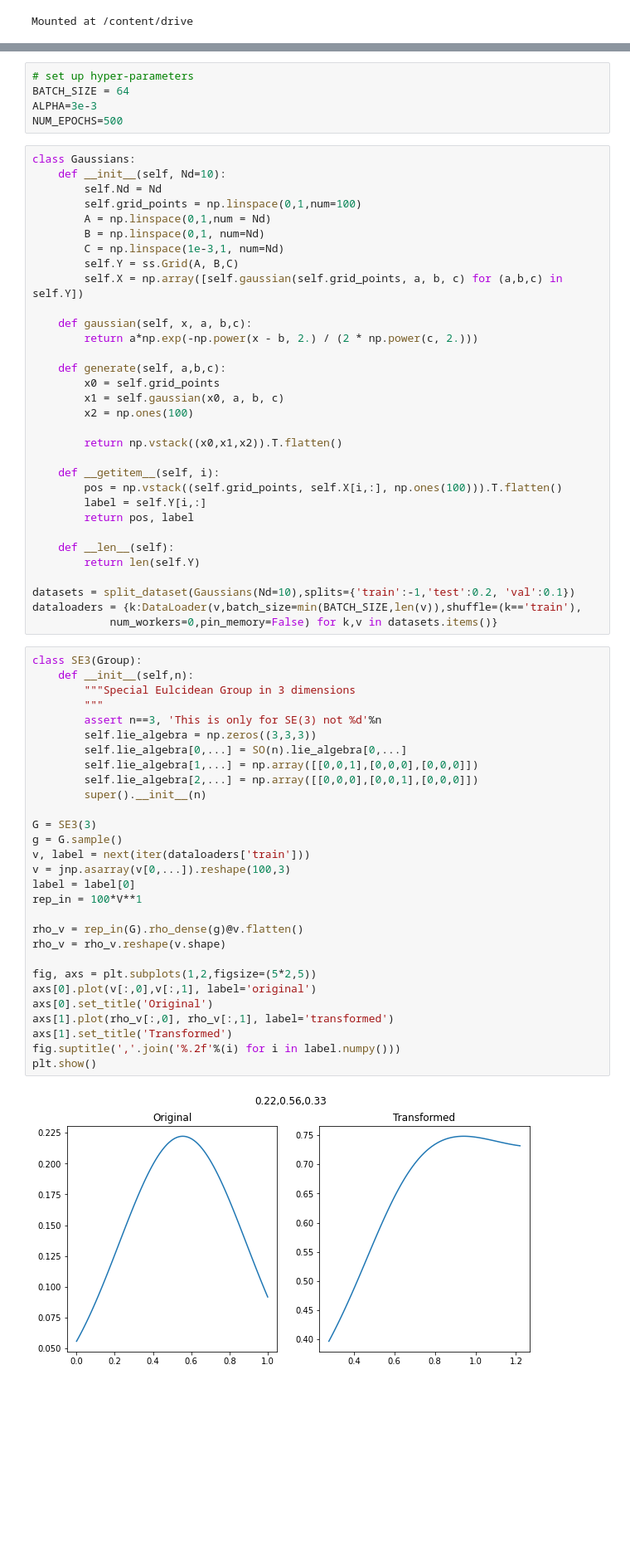
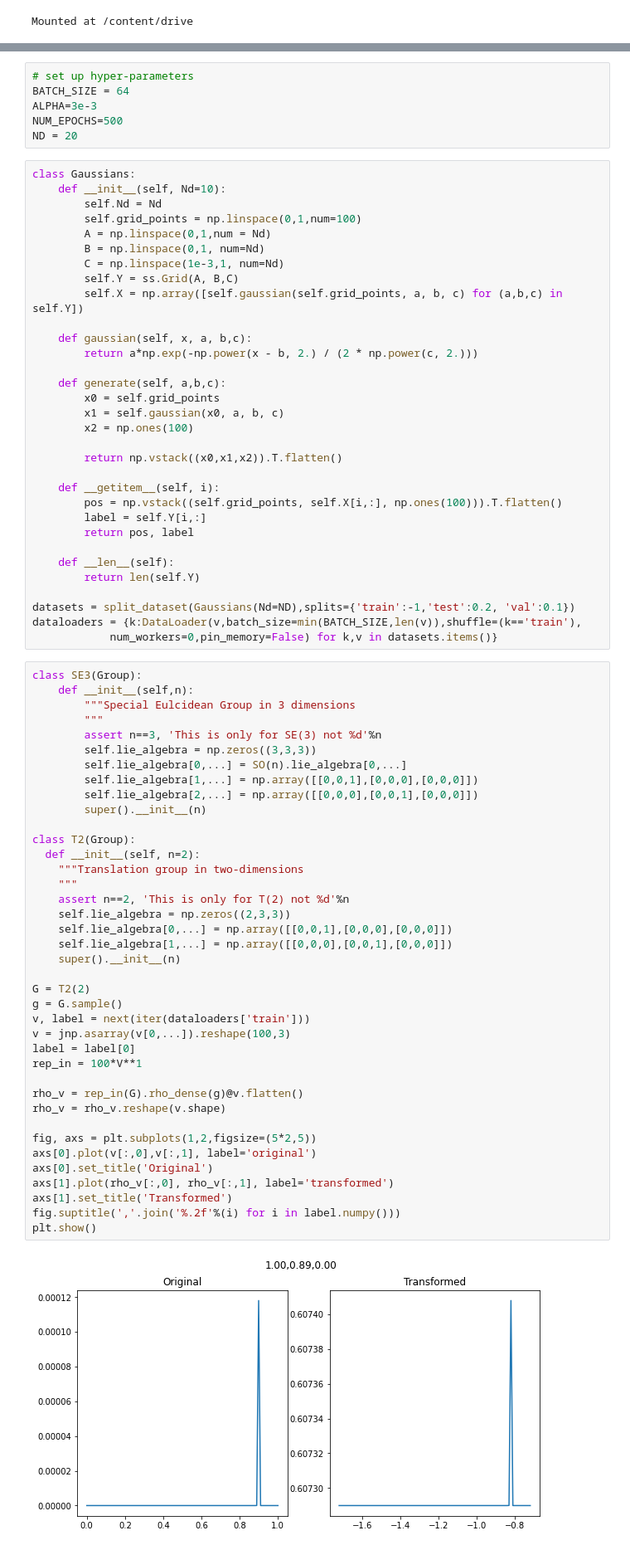
Before and after one commit to kiranvad/equivariant-MLP, a Jupyter notebook: examples/01-gaussians.ipynb, the cells around one changed output, grey strips where cells are left out. Shown at 83% size. Saved outputs shown, nothing was run; the diff lists cells and outputs as text; blank space fills up the shorter version.

```diff
--- a/examples/01-gaussians.ipynb
+++ b/examples/01-gaussians.ipynb
@@ -34,6 +31,7 @@ import spectroscopy as ss
 BATCH_SIZE = 64
 ALPHA=3e-3
 NUM_EPOCHS=500
+ND = 20
 # %%
 class Gaussians:
     def __init__(self, Nd=10):
@@ -63,39 +61,49 @@ class Gaussians:
     def __len__(self):
         return len(self.Y)
 
-datasets = split_dataset(Gaussians(Nd=10),splits={'train':-1,'test':0.2, 'val':0.1})
+datasets = split_dataset(Gaussians(Nd=ND),splits={'train':-1,'test':0.2, 'val':0.1})
 dataloaders = {k:DataLoader(v,batch_size=min(BATCH_SIZE,len(v)),shuffle=(k=='train'),
             num_workers=0,pin_memory=False) for k,v in datasets.items()}
 # %%
 class SE3(Group):
     def __init__(self,n):
         """Special Eulcidean Group in 3 dimensions
         """
         assert n==3, 'This is only for SE(3) not %d'%n
         self.lie_algebra = np.zeros((3,3,3))
         self.lie_algebra[0,...] = SO(n).lie_algebra[0,...]
         self.lie_algebra[1,...] = np.array([[0,0,1],[0,0,0],[0,0,0]])
         self.lie_algebra[2,...] = np.array([[0,0,0],[0,0,1],[0,0,0]])
         super().__init__(n)
 
-G = SE3(3)
+class T2(Group):
+  def __init__(self, n=2):
+    """Translation group in two-dimensions
+    """
+    assert n==2, 'This is only for T(2) not %d'%n
+    self.lie_algebra = np.zeros((2,3,3))
+    self.lie_algebra[0,...] = np.array([[0,0,1],[0,0,0],[0,0,0]])
+    self.lie_algebra[1,...] = np.array([[0,0,0],[0,0,1],[0,0,0]])
+    super().__init__(n)
+
+G = T2(2)
 g = G.sample()
 v, label = next(iter(dataloaders['train']))
 v = jnp.asarray(v[0,...]).reshape(100,3)
 label = label[0]
 rep_in = 100*V**1
 
 rho_v = rep_in(G).rho_dense(g)@v.flatten()
 rho_v = rho_v.reshape(v.shape)
 
 fig, axs = plt.subplots(1,2,figsize=(5*2,5))
 axs[0].plot(v[:,0],v[:,1], label='original')
 axs[0].set_title('Original')
 axs[1].plot(rho_v[:,0], rho_v[:,1], label='transformed')
 axs[1].set_title('Transformed')
 fig.suptitle(','.join('%.2f'%(i) for i in label.numpy()))
 plt.show()
 # %% [output]
-[figure, old version]
+[figure, new version]
 # %%
 rep_out = 3*V**0
```
Also changed, not shown: parts of 6 cells of this notebook.
